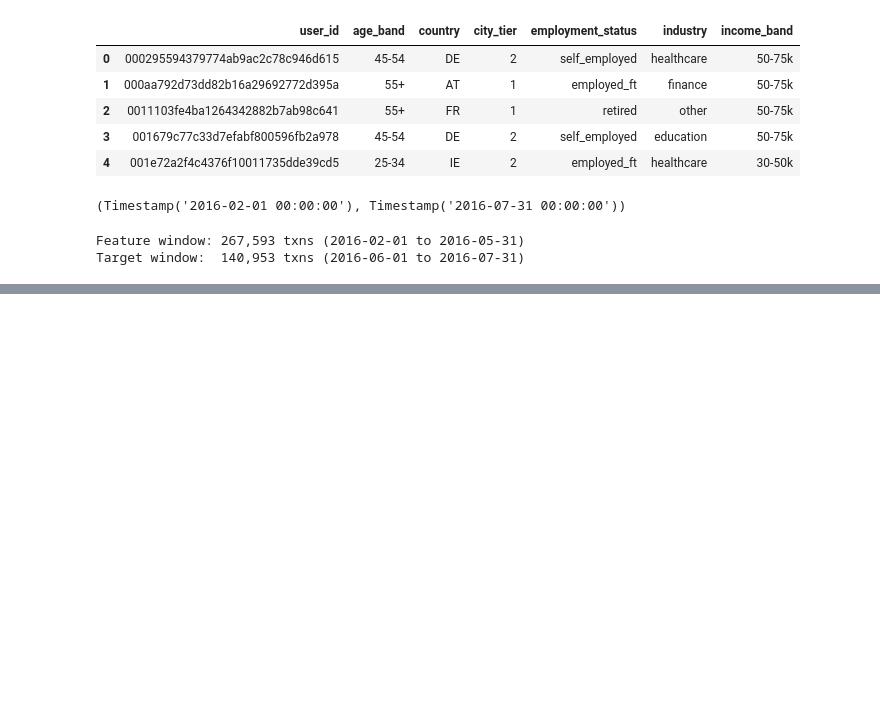
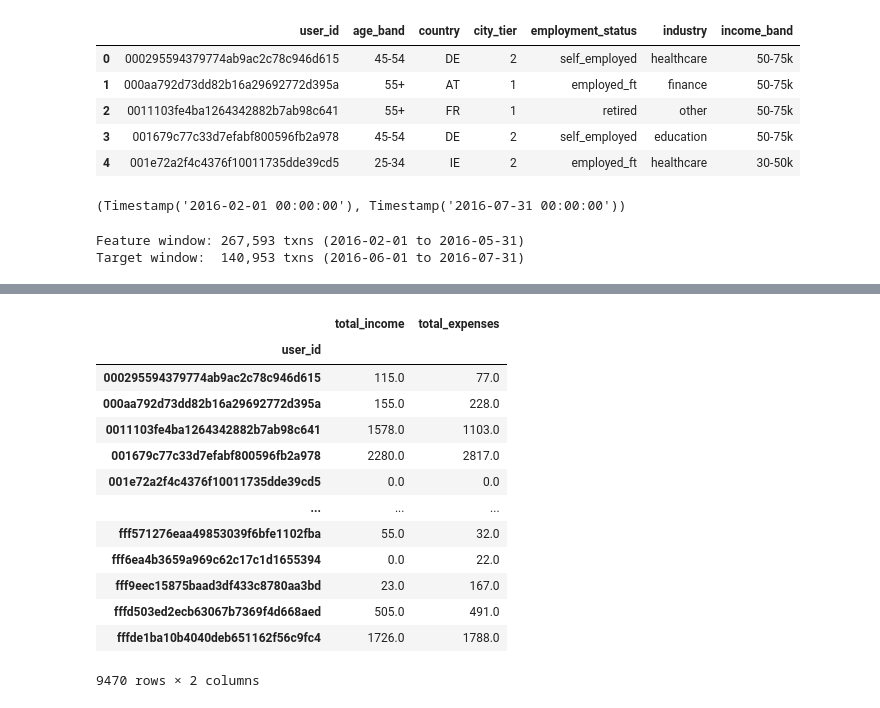
Before and after one commit to abir171915/N26-Income-and-Expences-prediction-, a Jupyter notebook: n26.ipynb, the cells around one changed output, grey strips where cells are left out. Drawn from its saved outputs; the diff is of its cells as text; code cells hidden in the pictures; blank space fills up the shorter version.

```diff
--- a/n26.ipynb
+++ b/n26.ipynb
@@ -177,0 +225,21 @@ Target window:  140,953 txns (2016-06-01 to 2016-07-31)
+# %%
+targets = pd.DataFrame(index = model_users)
+targets.index.name = "user_id"
+targets['total_income'] = (
+    target_in.reindex(model_users).fillna(0)
+)
+
+targets['total_expenses'] = (
+    target_out.reindex(model_users).fillna(0)
+)
+
+n_churn = (
+    (targets['total_income'] == 0)
+    & (targets['total_expenses'] == 0)
+).sum()
+
+print(
+    f"Population: {len(model_users):,} users "
+    f"({n_churn:,} churned = target 0)"
+)
+print(targets.describe().to_string())
@@ -177,0 +257,17 @@ Target window:  140,953 txns (2016-06-01 to 2016-07-31)
+# %%
+targets
+# %% [output]
+|  | total_income | total_expenses |
+| user_id |  |  |
+| 000295594379774ab9ac2c78c946d615 | 115.0 | 77.0 |
+| 000aa792d73dd82b16a29692772d395a | 155.0 | 228.0 |
+| 0011103fe4ba1264342882b7ab98c641 | 1578.0 | 1103.0 |
+| 001679c77c33d7efabf800596fb2a978 | 2280.0 | 2817.0 |
+| 001e72a2f4c4376f10011735dde39cd5 | 0.0 | 0.0 |
+| ... | ... | ... |
+| fff571276eaa49853039f6bfe1102fba | 55.0 | 32.0 |
+| fff6ea4b3659a969c62c17c1d1655394 | 0.0 | 22.0 |
+| fff9eec15875baad3df433c8780aa3bd | 23.0 | 167.0 |
+| fffd503ed2ecb63067b7369f4d668aed | 505.0 | 491.0 |
+| fffde1ba10b4040deb651162f56c9fc4 | 1726.0 | 1788.0 |
+9470 rows × 2 columns
```
Also changed, not shown: parts of 8 cells of this notebook.
